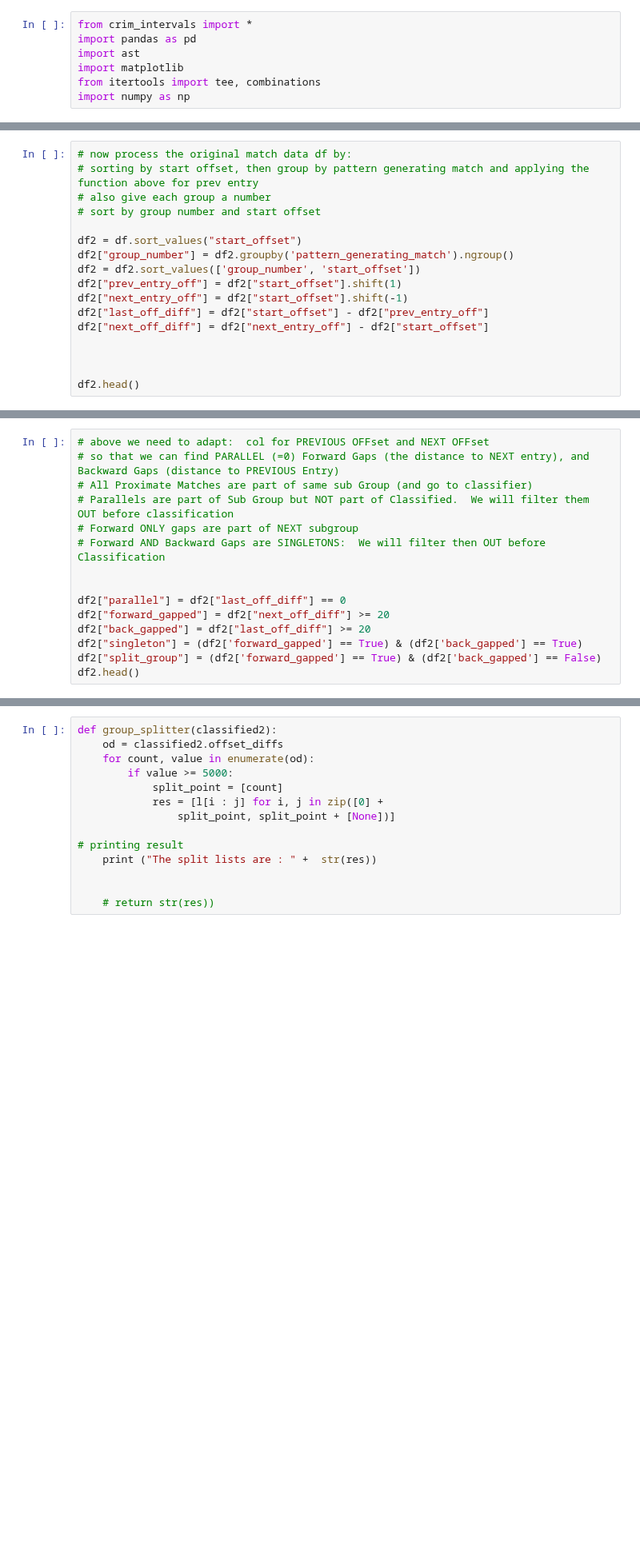
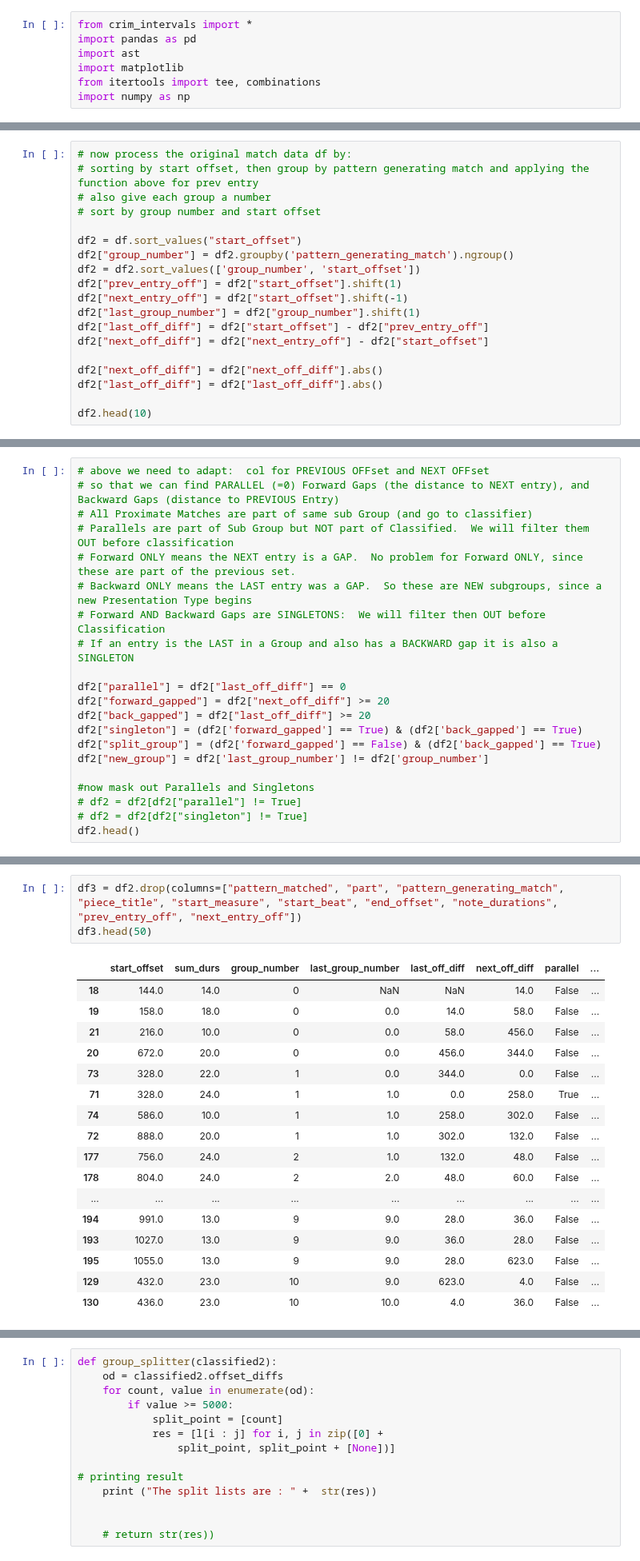
Before and after one commit to RichardFreedman/CRIM-notebooks, a Jupyter notebook: CRIM/CRIM_Group_Tests.ipynb, the cells around one changed output, grey strips where cells are left out. Shown at 80% size. Cells and saved outputs as stored; diff of their text form; blank space fills up the shorter version.

Commit message:
update group classifier

```diff
--- a/CRIM/CRIM_Group_Tests.ipynb
+++ b/CRIM/CRIM_Group_Tests.ipynb
@@ -93,12 +93,14 @@ df2["group_number"] = df2.groupby('pattern_generating_match').ngroup()
 df2 = df2.sort_values(['group_number', 'start_offset'])
 df2["prev_entry_off"] = df2["start_offset"].shift(1)
 df2["next_entry_off"] = df2["start_offset"].shift(-1)
+df2["last_group_number"] = df2["group_number"].shift(1)
 df2["last_off_diff"] = df2["start_offset"] - df2["prev_entry_off"]
 df2["next_off_diff"] = df2["next_entry_off"] - df2["start_offset"]
 
+df2["next_off_diff"] = df2["next_off_diff"].abs()
+df2["last_off_diff"] = df2["last_off_diff"].abs()
 
-
-df2.head()
+df2.head(10)
 # %% [output]
 |  | pattern_generating_match | pattern_matched | piece_title | part | start_measure | start_beat | start_offset | ... |
 | 18 | (-2, -2, -2, -2, -2) | [-2, -2, -2, -2, -2] | Ave Maria | [Superius] | 19 | 1.0 | 144.0 | ... |
@@ -111,15 +118,21 @@ df2.head()
 # so that we can find PARALLEL (=0) Forward Gaps (the distance to NEXT entry), and Backward Gaps (distance to PREVIOUS Entry)
 # All Proximate Matches are part of same sub Group (and go to classifier)
 # Parallels are part of Sub Group but NOT part of Classified.  We will filter them OUT before classification
-# Forward ONLY gaps are part of NEXT subgroup
+# Forward ONLY means the NEXT entry is a GAP.  No problem for Forward ONLY, since these are part of the previous set.
+# Backward ONLY means the LAST entry was a GAP.  So these are NEW subgroups, since a new Presentation Type begins
 # Forward AND Backward Gaps are SINGLETONS:  We will filter then OUT before Classification
-
+# If an entry is the LAST in a Group and also has a BACKWARD gap it is also a SINGLETON
 
 df2["parallel"] = df2["last_off_diff"] == 0
 df2["forward_gapped"] = df2["next_off_diff"] >= 20
 df2["back_gapped"] = df2["last_off_diff"] >= 20
 df2["singleton"] = (df2['forward_gapped'] == True) & (df2['back_gapped'] == True)
-df2["split_group"] = (df2['forward_gapped'] == True) & (df2['back_gapped'] == False)
+df2["split_group"] = (df2['forward_gapped'] == False) & (df2['back_gapped'] == True)
+df2["new_group"] = df2['last_group_number'] != df2['group_number']
+
+#now mask out Parallels and Singletons
+# df2 = df2[df2["parallel"] != True]
+# df2 = df2[df2["singleton"] != True]
 df2.head()
 # %% [output]
 |  | pattern_generating_match | pattern_matched | piece_title | part | start_measure | start_beat | start_offset | ... |
@@ -130,0 +145,21 @@ df2.head()
+# %%
+df3 = df2.drop(columns=["pattern_matched", "part", "pattern_generating_match", "piece_title", "start_measure", "start_beat", "end_offset", "note_durations", "prev_entry_off", "next_entry_off"])
+df3.head(50)
+# %% [output]
+|  | start_offset | sum_durs | group_number | last_group_number | last_off_diff | next_off_diff | parallel | ... |
+| 18 | 144.0 | 14.0 | 0 | NaN | NaN | 14.0 | False | ... |
+| 19 | 158.0 | 18.0 | 0 | 0.0 | 14.0 | 58.0 | False | ... |
+| 21 | 216.0 | 10.0 | 0 | 0.0 | 58.0 | 456.0 | False | ... |
+| 20 | 672.0 | 20.0 | 0 | 0.0 | 456.0 | 344.0 | False | ... |
+| 73 | 328.0 | 22.0 | 1 | 0.0 | 344.0 | 0.0 | False | ... |
+| 71 | 328.0 | 24.0 | 1 | 1.0 | 0.0 | 258.0 | True | ... |
+| 74 | 586.0 | 10.0 | 1 | 1.0 | 258.0 | 302.0 | False | ... |
+| 72 | 888.0 | 20.0 | 1 | 1.0 | 302.0 | 132.0 | False | ... |
+| 177 | 756.0 | 24.0 | 2 | 1.0 | 132.0 | 48.0 | False | ... |
+| 178 | 804.0 | 24.0 | 2 | 2.0 | 48.0 | 60.0 | False | ... |
+| ... | ... | ... | ... | ... | ... | ... | ... | ... |
+| 194 | 991.0 | 13.0 | 9 | 9.0 | 28.0 | 36.0 | False | ... |
+| 193 | 1027.0 | 13.0 | 9 | 9.0 | 36.0 | 28.0 | False | ... |
+| 195 | 1055.0 | 13.0 | 9 | 9.0 | 28.0 | 623.0 | False | ... |
+| 129 | 432.0 | 23.0 | 10 | 9.0 | 623.0 | 4.0 | False | ... |
+| 130 | 436.0 | 23.0 | 10 | 10.0 | 4.0 | 36.0 | False | ... |
```
Also changed, not shown: parts of 22 cells of this notebook, 2 other files.
